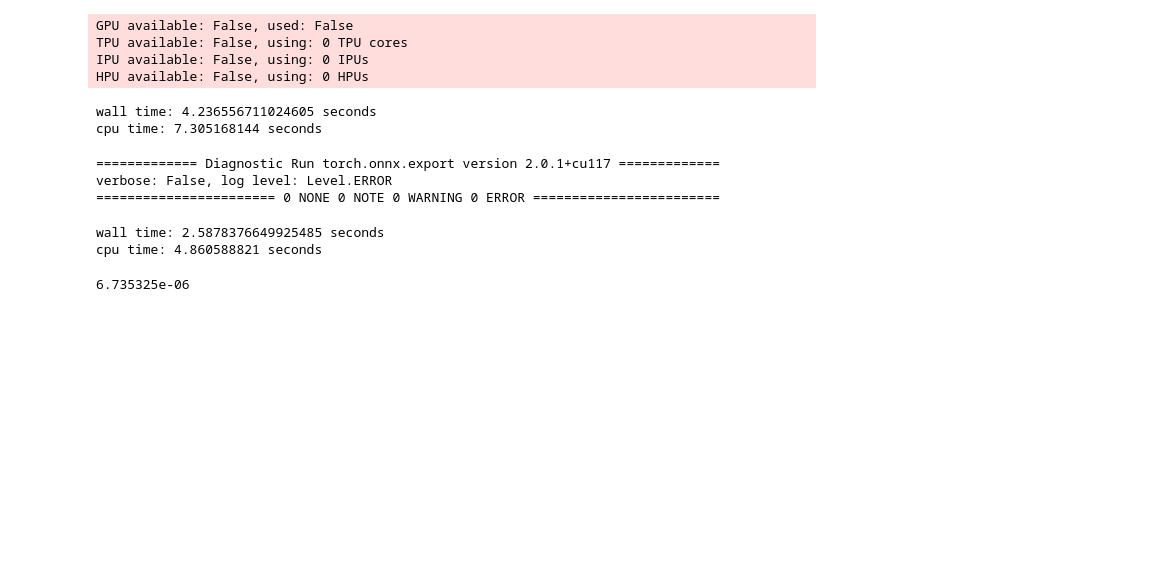
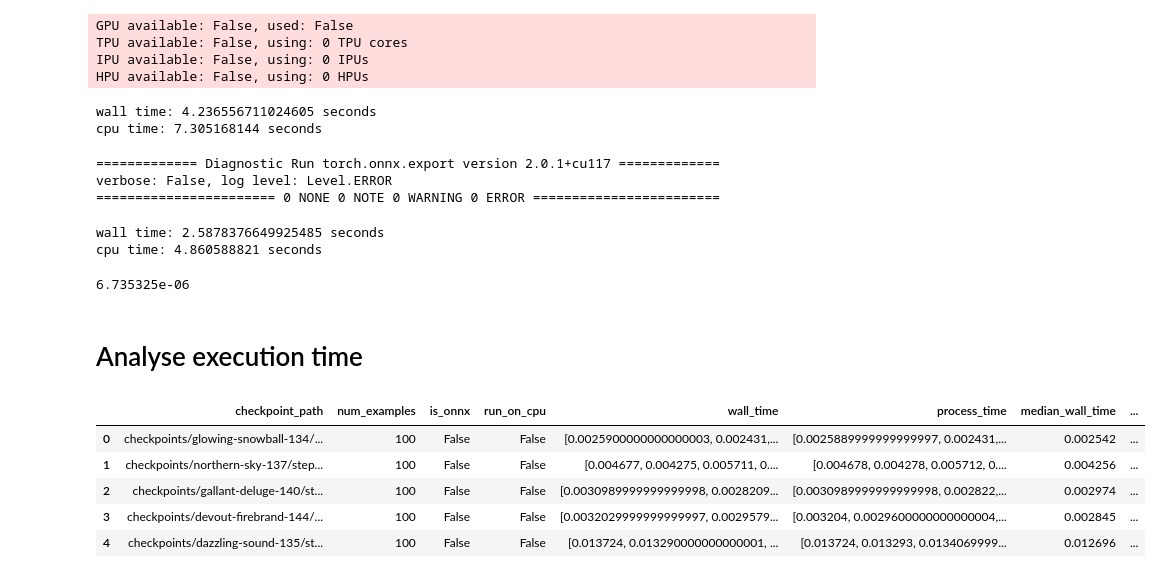
Before and after one commit to shortery/dp-dm-codes, a Jupyter notebook: src/inference_playground.ipynb, the cells around one changed output. Cells and saved outputs as stored; diff of their text form; code cells hidden in the pictures; blank space fills up the shorter version.

```diff
--- a/src/inference_playground.ipynb
+++ b/src/inference_playground.ipynb
@@ -232,3 +233,15 @@ np.abs(np.asarray(list(itertools.chain(*predictions))) -
        np.asarray(list(itertools.chain(*onnx_predictions)))).max()
 # %% [output]
 6.735325e-06
+# %% [markdown]
+# Analyse execution time
+# %%
+pd_runtimes = pd.read_json("../checkpoints_opt_on_synth_runtimes.jsonl", lines=True)
+pd_runtimes.head()
+# %% [output]
+|  | checkpoint_path | num_examples | is_onnx | run_on_cpu | wall_time | process_time | median_wall_time | ... |
+| 0 | checkpoints/glowing-snowball-134/... | 100 | False | False | [0.0025900000000000003, 0.002431,... | [0.0025889999999999997, 0.002431,... | 0.002542 | ... |
+| 1 | checkpoints/northern-sky-137/step... | 100 | False | False | [0.004677, 0.004275, 0.005711, 0.... | [0.004678, 0.004278, 0.005712, 0.... | 0.004256 | ... |
+| 2 | checkpoints/gallant-deluge-140/st... | 100 | False | False | [0.0030989999999999998, 0.0028209... | [0.0030989999999999998, 0.002822,... | 0.002974 | ... |
+| 3 | checkpoints/devout-firebrand-144/... | 100 | False | False | [0.0032029999999999997, 0.0029579... | [0.003204, 0.0029600000000000004,... | 0.002845 | ... |
+| 4 | checkpoints/dazzling-sound-135/st... | 100 | False | False | [0.013724, 0.013290000000000001, ... | [0.013724, 0.013293, 0.0134069999... | 0.012696 | ... |
```
Also changed, not shown: parts of 6 cells of this notebook.
